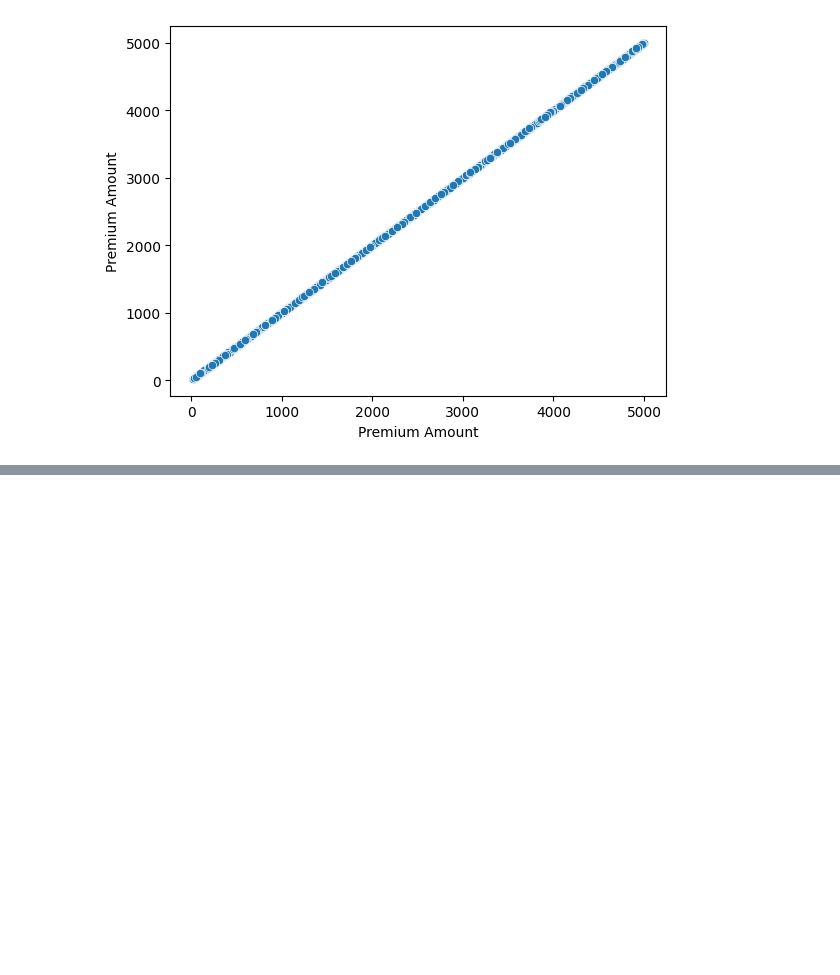
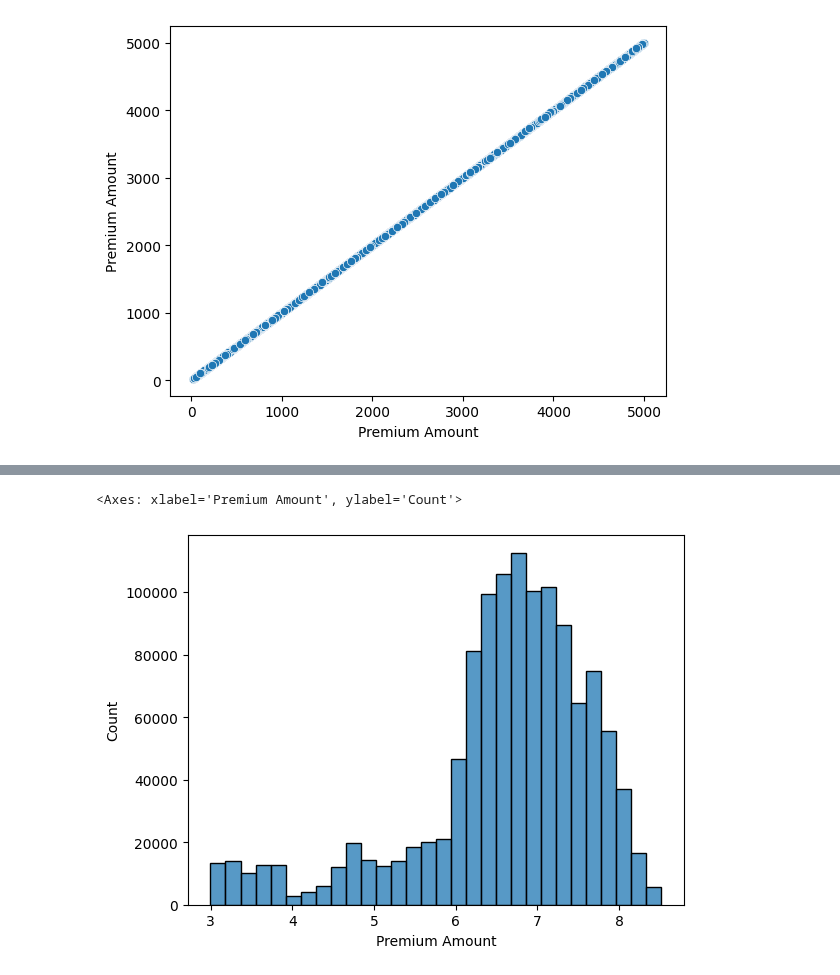
Before and after one commit to DenysGolub/Kaggle-Notebooks, a Jupyter notebook: eda-ml-for-insurance.ipynb, the cells around one changed output, grey strips where cells are left out. Drawn from its saved outputs; the diff is of its cells as text; code cells hidden in the pictures; blank space fills up the shorter version.

```diff
--- a/eda-ml-for-insurance.ipynb
+++ b/eda-ml-for-insurance.ipynb
@@ -801,0 +392,5 @@ submission.to_csv("submission_insurance_ensemble.csv", index=False)
+# %%
+sns.histplot(np.log(sorted_data['Premium Amount']), bins=30)
+# %% [output]
+<Axes: xlabel='Premium Amount', ylabel='Count'>
+[figure, added]
```
Also changed, not shown: parts of 71 cells of this notebook.
